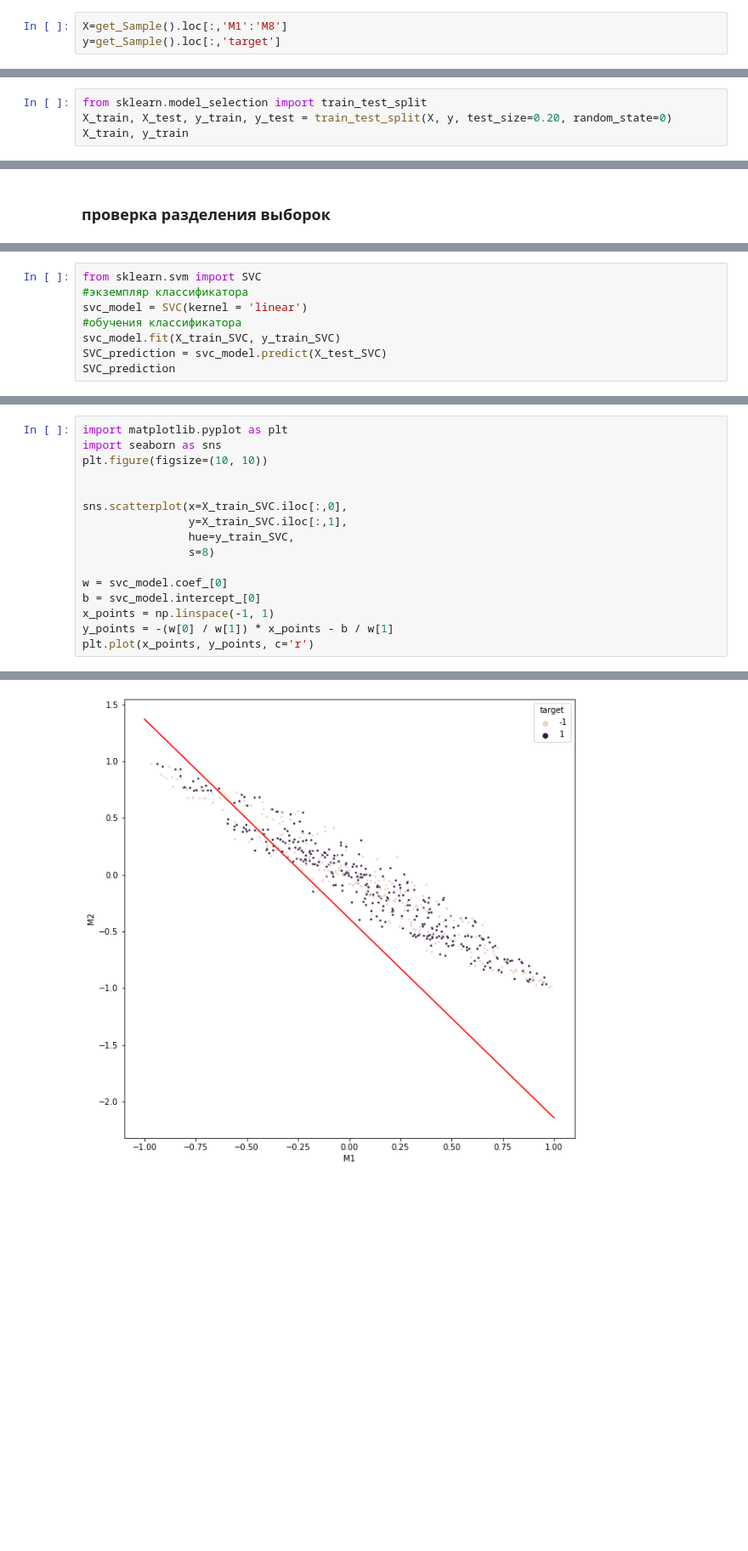
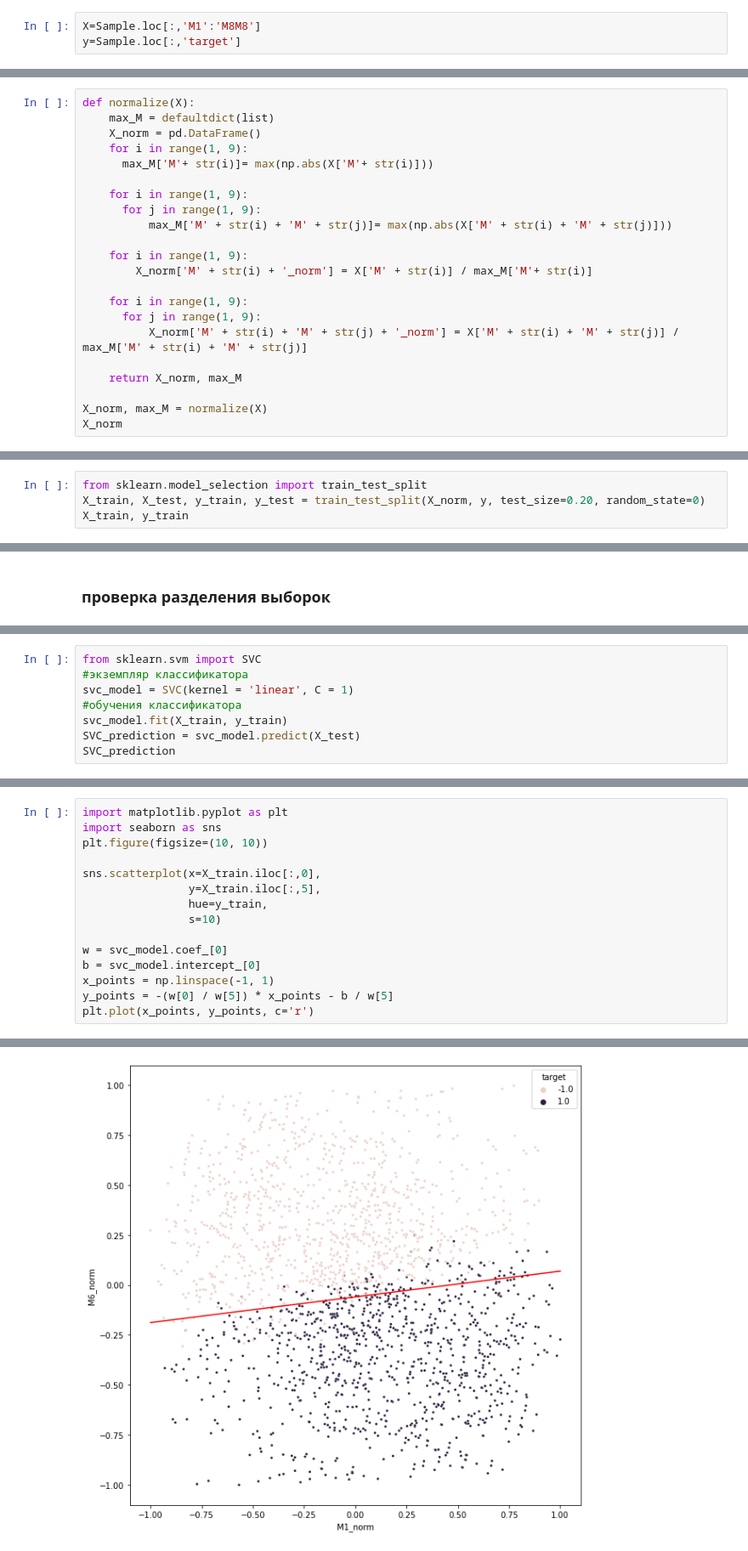
Before and after one commit to XeniaKlimenko/ML_SearchFitness, a Jupyter notebook: fitness_search.ipynb, the cells around one changed output, grey strips where cells are left out. Shown at 85% size. Saved outputs shown, nothing was run; the diff lists cells and outputs as text; blank space fills up the shorter version.

```diff
--- a/fitness_search.ipynb
+++ b/fitness_search.ipynb
@@ -176,3 +208,3 @@ get_Sample()
 # %%
-X=get_Sample().loc[:,'M1':'M8']
-y=get_Sample().loc[:,'target']
+X=Sample.loc[:,'M1':'M8M8']
+y=Sample.loc[:,'target']
@@ -178,0 +213,22 @@ y=get_Sample().loc[:,'target']
+# %%
+def normalize(X):
+    max_M = defaultdict(list)
+    X_norm = pd.DataFrame()
+    for i in range(1, 9):
+      max_M['M'+ str(i)]= max(np.abs(X['M'+ str(i)]))
+
+    for i in range(1, 9):
+      for j in range(1, 9):
+          max_M['M' + str(i) + 'M' + str(j)]= max(np.abs(X['M' + str(i) + 'M' + str(j)]))
+
+    for i in range(1, 9):
+        X_norm['M' + str(i) + '_norm'] = X['M' + str(i)] / max_M['M'+ str(i)]
+
+    for i in range(1, 9):
+      for j in range(1, 9):
+          X_norm['M' + str(i) + 'M' + str(j) + '_norm'] = X['M' + str(i) + 'M' + str(j)] / max_M['M' + str(i) + 'M' + str(j)]
+
+    return X_norm, max_M
+
+X_norm, max_M = normalize(X)
+X_norm
@@ -217,5 +273,5 @@ No handles with labels found to put in legend.
 # %%
 from sklearn.model_selection import train_test_split
-X_train, X_test, y_train, y_test = train_test_split(X, y, test_size=0.20, random_state=0)
+X_train, X_test, y_train, y_test = train_test_split(X_norm, y, test_size=0.20, random_state=0)
 X_train, y_train
 # %% [output]
@@ -329,9 +394,9 @@ X_test_LDA, y_test_LDA
 # %%
 from sklearn.svm import SVC
 #экземпляр классификатора
-svc_model = SVC(kernel = 'linear')
+svc_model = SVC(kernel = 'linear', C = 1)
 #обучения классификатора
-svc_model.fit(X_train_SVC, y_train_SVC)
-SVC_prediction = svc_model.predict(X_test_SVC)
+svc_model.fit(X_train, y_train)
+SVC_prediction = svc_model.predict(X_test)
 SVC_prediction
 # %% [output]
@@ -355,19 +446,18 @@ array([[ 0.89837004,  0.51156555, -0.31804054,  0.14174115,  2.90595296,
 # %%
 import matplotlib.pyplot as plt
 import seaborn as sns
 plt.figure(figsize=(10, 10))
 
-
-sns.scatterplot(x=X_train_SVC.iloc[:,0],
-                y=X_train_SVC.iloc[:,1],
-                hue=y_train_SVC,
-                s=8)
+sns.scatterplot(x=X_train.iloc[:,0],
+                y=X_train.iloc[:,5],
+                hue=y_train,
+                s=10)
 
 w = svc_model.coef_[0]
 b = svc_model.intercept_[0]
 x_points = np.linspace(-1, 1)
-y_points = -(w[0] / w[1]) * x_points - b / w[1]
+y_points = -(w[0] / w[5]) * x_points - b / w[5]
 plt.plot(x_points, y_points, c='r')
 # %% [output]
 [<matplotlib.lines.Line2D at 0x...>]
-[figure, old version]
+[figure, new version]
```
Also changed, not shown: parts of 73 cells of this notebook, 9 other files.
